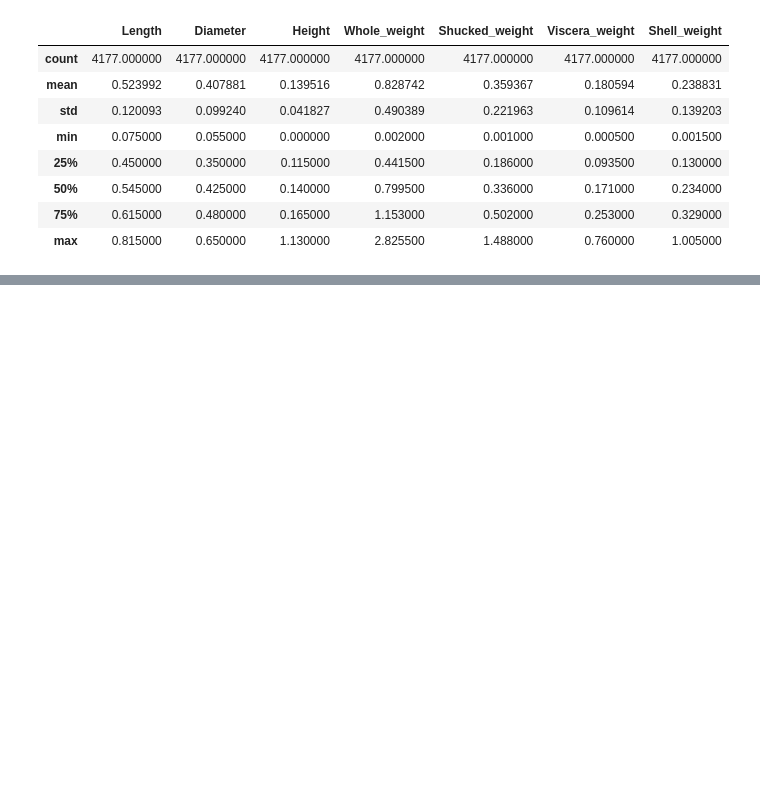
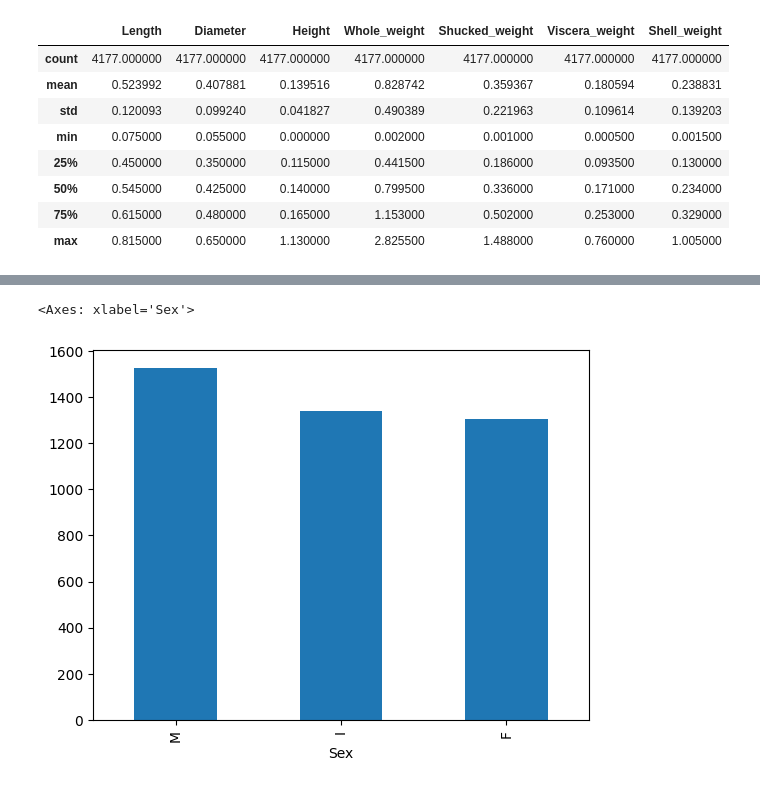
Before and after one commit to kacpersienkiewicz/Abalone-Age-Prediction, a Jupyter notebook: UCIAbaloneAgePrediction.ipynb, the cells around one changed output, grey strips where cells are left out. Cells and saved outputs as stored; diff of their text form; code cells hidden in the pictures; blank space fills up the shorter version.

```diff
--- a/UCIAbaloneAgePrediction.ipynb
+++ b/UCIAbaloneAgePrediction.ipynb
@@ -95,0 +102,5 @@ JointFrame.corr(numeric_only=True)
+# %%
+X['Sex'].value_counts().plot(kind='bar')
+# %% [output]
+<Axes: xlabel='Sex'>
+[figure, added]
```
Also changed, not shown: parts of 2 cells of this notebook.
